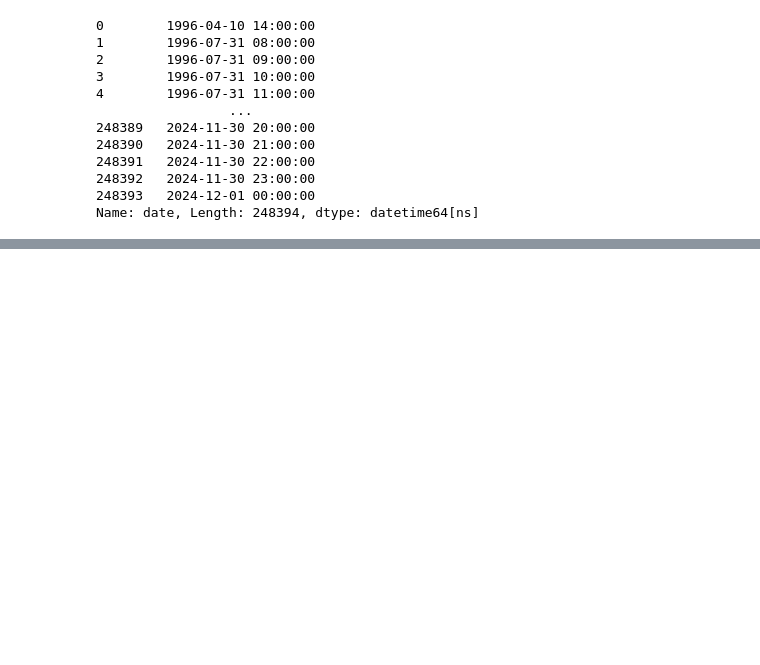
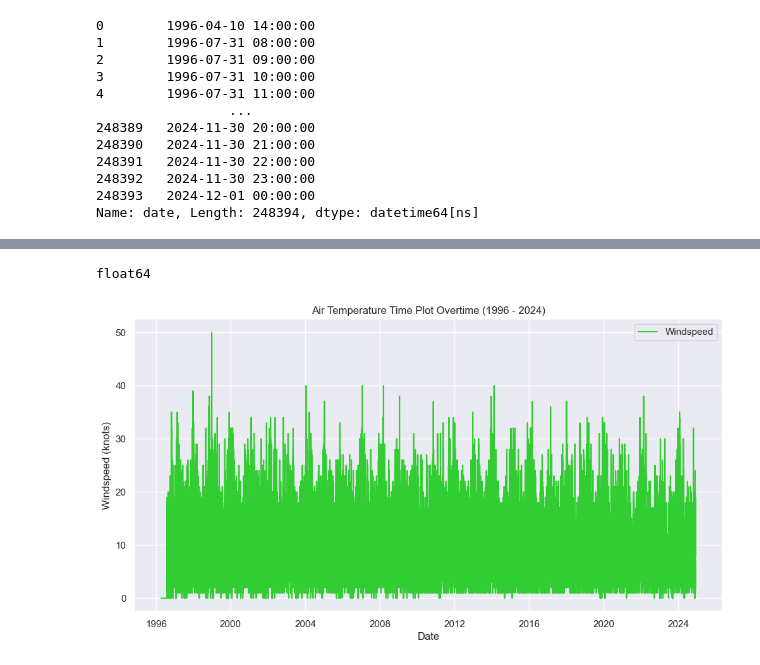
Before and after one commit to Gtalen/PFDA, a Jupyter notebook: pfda_assignment/assignment_6_weather.ipynb, the cells around one changed output, grey strips where cells are left out. Cells and saved outputs as stored; diff of their text form; code cells hidden in the pictures; blank space fills up the shorter version.

```diff
--- a/pfda_assignment/assignment_6_weather.ipynb
+++ b/pfda_assignment/assignment_6_weather.ipynb
@@ -218,0 +361,17 @@ plt.show()
+# %%
+# Converting the windspeed column to type float as plotting it as type object returned a typeerror
+df_clean['wdsp'] = (df_clean['wdsp'].astype(float))
+print(df_clean['wdsp'].dtypes)
+# %% [output]
+float64
+# %%
+# Plotting the Mean Wind Speed (knot)
+plt.figure(figsize=(12, 6))
+plt.plot(df_clean['wdsp'], label='Windspeed', color='limegreen')
+plt.title('Air Temperature Time Plot Overtime (1996 - 2024)')
+plt.xlabel('Date')
+plt.ylabel('Windspeed (knots)')
+plt.legend()
+plt.show()
+# %% [output]
+[figure, added]
```
Also changed, not shown: parts of 22 cells of this notebook, 1 other file.
